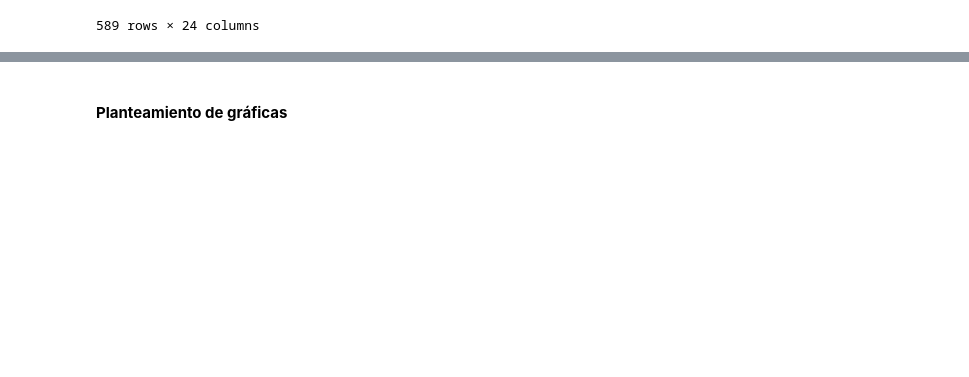
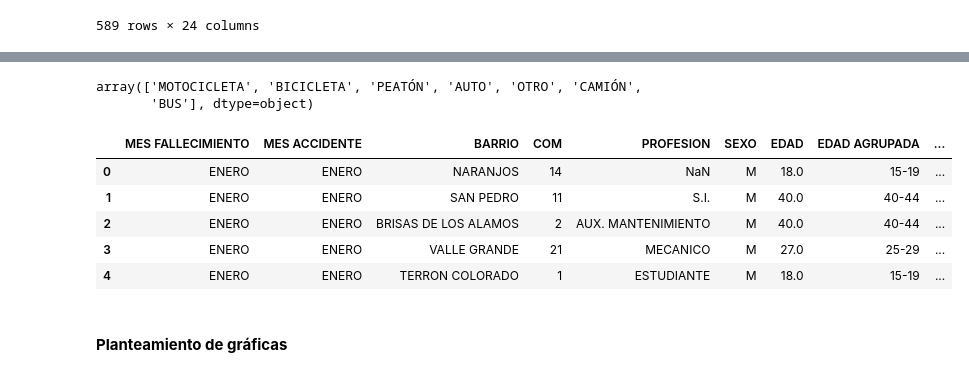
Before and after one commit to DCajiao/Aplicaciones-del-Analisis-Espacial, a Jupyter notebook: casos/Situación_2/01_EDA.ipynb, the cells around one changed output, grey strips where cells are left out. Saved outputs shown, nothing was run; the diff lists cells and outputs as text; code cells hidden in the pictures; blank space fills up the shorter version.

```diff
--- a/casos/Situación_2/01_EDA.ipynb
+++ b/casos/Situación_2/01_EDA.ipynb
@@ -82,3 +93,17 @@ df
+# %%
+df['TIPO_AUTOMOTOR'].unique()
+# %% [output]
+array(['MOTOCICLETA', 'BICICLETA', 'PEATÓN', 'AUTO', 'OTRO', 'CAMIÓN',
+       'BUS'], dtype=object)
+# %%
+df.head()
+# %% [output]
+|  | MES FALLECIMIENTO | MES ACCIDENTE | BARRIO | COM | PROFESION | SEXO | EDAD | EDAD AGRUPADA | ... |
+| 0 | ENERO | ENERO | NARANJOS | 14 | NaN | M | 18.0 | 15-19 | ... |
+| 1 | ENERO | ENERO | SAN PEDRO | 11 | S.I. | M | 40.0 | 40-44 | ... |
+| 2 | ENERO | ENERO | BRISAS DE LOS ALAMOS | 2 | AUX. MANTENIMIENTO | M | 40.0 | 40-44 | ... |
+| 3 | ENERO | ENERO | VALLE GRANDE | 21 | MECANICO | M | 27.0 | 25-29 | ... |
+| 4 | ENERO | ENERO | TERRON COLORADO | 1 | ESTUDIANTE | M | 18.0 | 15-19 | ... |
 # %% [markdown]
 #### **Planteamiento de gráficas**
 # %%
```
Also changed, not shown: parts of 8 cells of this notebook.
